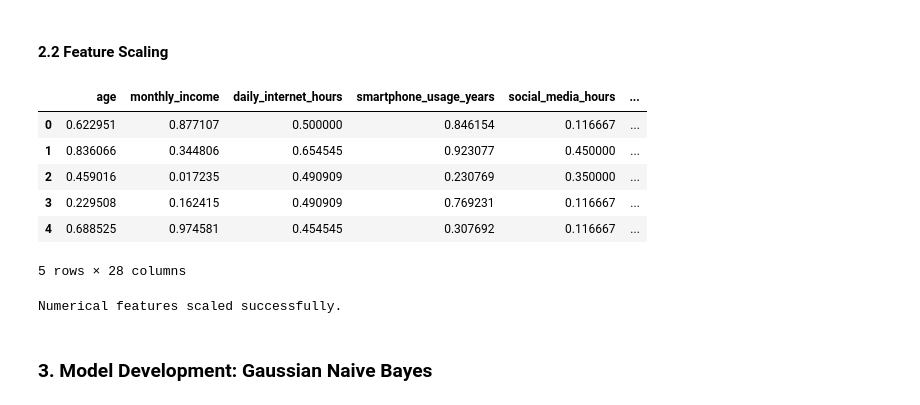
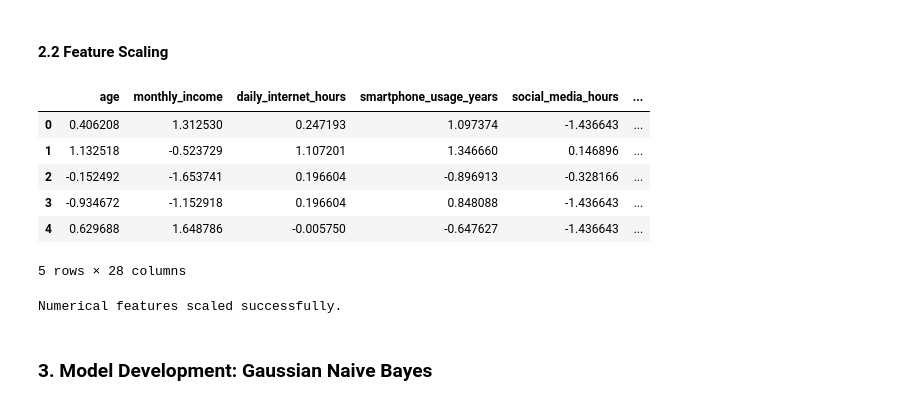
Before and after one commit to eimoehtet/shopping-preferences-prediction, a Jupyter notebook: shopping behavior prediction model using GaussianNB.ipynb, the cells around one changed output. Drawn from its saved outputs; the diff is of its cells as text; code cells hidden in the pictures.

```diff
--- a/shopping behavior prediction model using GaussianNB.ipynb
+++ b/shopping behavior prediction model using GaussianNB.ipynb
@@ -195,23 +195,23 @@ Shape of encoded DataFrame: (11789, 28)
 # %%
 # Identify numerical columns for scaling (excluding the one-hot encoded target columns)
 numerical_cols_for_scaling = [col for col in df.select_dtypes(include=np.number).columns.tolist() if col not in ['shopping_preference']]
 
-# Initialize the MinMaxScaler
-scaler = MinMaxScaler()
+# Initialize the StandardScaler
+scaler = StandardScaler()
 
 # Apply scaling to the numerical columns in df_encoded
 df_scaled = df_encoded.copy()
 df_scaled[numerical_cols_for_scaling] = scaler.fit_transform(df_encoded[numerical_cols_for_scaling])
 
 display(df_scaled.head())
 print("Numerical features scaled successfully.")
 # %% [output]
 |  | age | monthly_income | daily_internet_hours | smartphone_usage_years | social_media_hours | ... |
-| 0 | 0.622951 | 0.877107 | 0.500000 | 0.846154 | 0.116667 | ... |
-| 1 | 0.836066 | 0.344806 | 0.654545 | 0.923077 | 0.450000 | ... |
-| 2 | 0.459016 | 0.017235 | 0.490909 | 0.230769 | 0.350000 | ... |
-| 3 | 0.229508 | 0.162415 | 0.490909 | 0.769231 | 0.116667 | ... |
-| 4 | 0.688525 | 0.974581 | 0.454545 | 0.307692 | 0.116667 | ... |
+| 0 | 0.406208 | 1.312530 | 0.247193 | 1.097374 | -1.436643 | ... |
+| 1 | 1.132518 | -0.523729 | 1.107201 | 1.346660 | 0.146896 | ... |
+| 2 | -0.152492 | -1.653741 | 0.196604 | -0.896913 | -0.328166 | ... |
+| 3 | -0.934672 | -1.152918 | 0.196604 | 0.848088 | -1.436643 | ... |
+| 4 | 0.629688 | 1.648786 | -0.005750 | -0.647627 | -1.436643 | ... |
 5 rows × 28 columns
 Numerical features scaled successfully.
 # %% [markdown]
```
Also changed, not shown: parts of 9 cells of this notebook.
